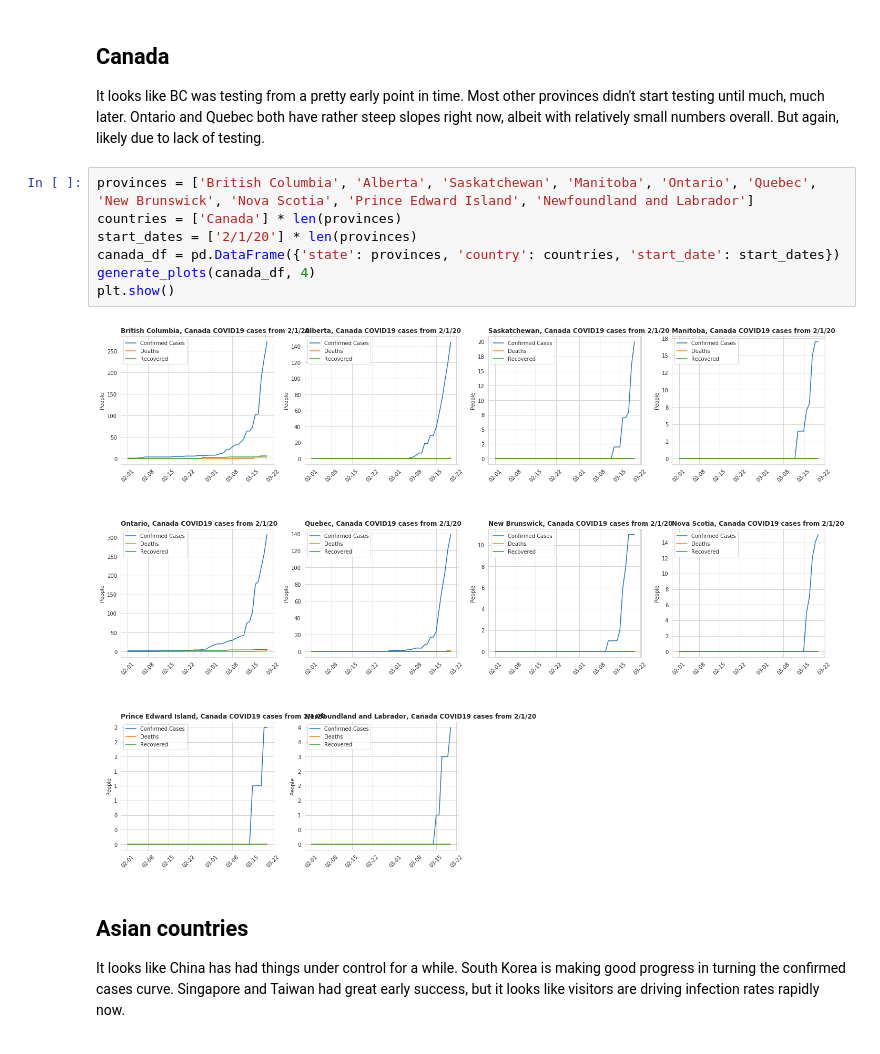
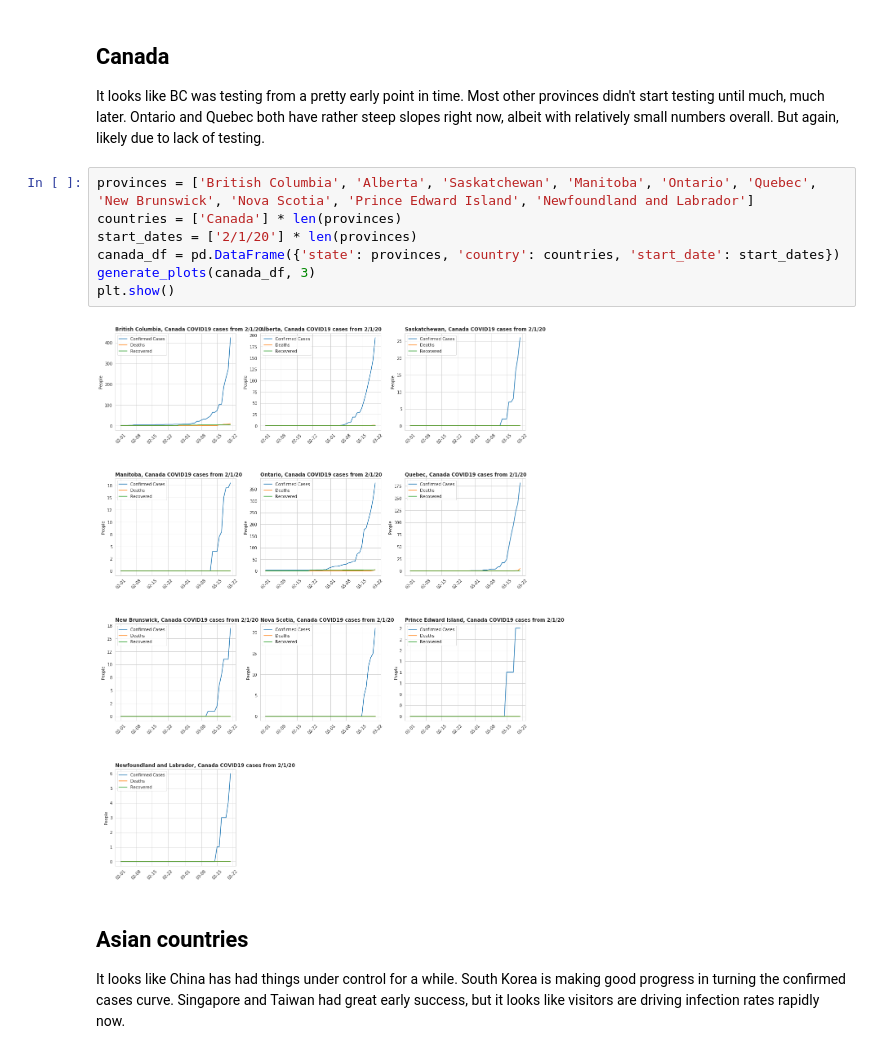
Before and after one commit to jflam/covid19, a Jupyter notebook: index.ipynb, the cells around one changed output. Cells and saved outputs as stored; diff of their text form.

```diff
--- a/index.ipynb
+++ b/index.ipynb
@@ -47,12 +46,12 @@ It looks like BC was testing from a pretty early point in time. Most other provi
 # %%
 provinces = ['British Columbia', 'Alberta', 'Saskatchewan', 'Manitoba', 'Ontario', 'Quebec', 'New Brunswick', 'Nova Scotia', 'Prince Edward Island', 'Newfoundland and Labrador']
 countries = ['Canada'] * len(provinces)
 start_dates = ['2/1/20'] * len(provinces)
 canada_df = pd.DataFrame({'state': provinces, 'country': countries, 'start_date': start_dates})
-generate_plots(canada_df, 4)
+generate_plots(canada_df, 3)
 plt.show()
 # %% [output]
-[figure, old version]
+[figure, new version]
 # %% [markdown]
 ## Asian countries
 
```
Also changed, not shown: parts of 6 cells of this notebook, 2 other files.
